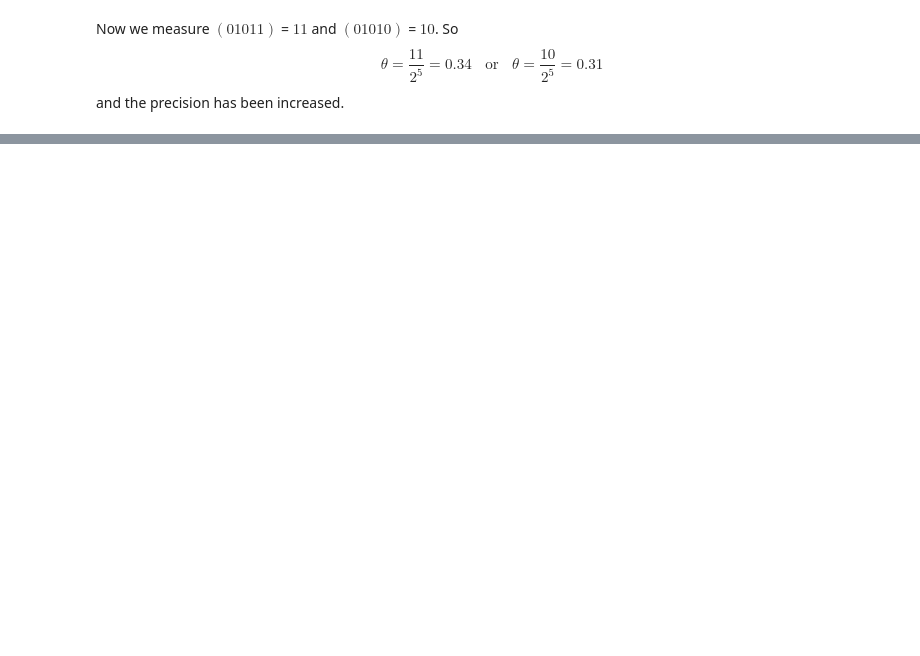
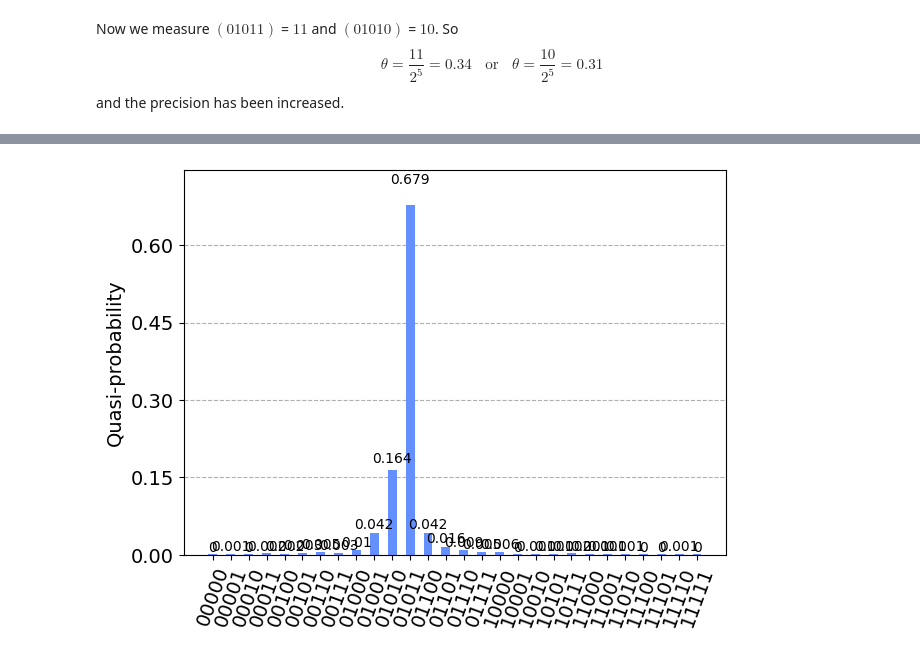
Before and after one commit to Grufoony/Physics_Unibo, a Jupyter notebook: src/Quantum_Computing/phase_estimation.ipynb, the cells around one changed output, grey strips where cells are left out. Cells and saved outputs as stored; diff of their text form; code cells hidden in the pictures; blank space fills up the shorter version.

```diff
--- a/src/Quantum_Computing/phase_estimation.ipynb
+++ b/src/Quantum_Computing/phase_estimation.ipynb
@@ -153,0 +208,8 @@ and the precision has been increased.
+# %%
+result = job.result()
+
+# Collect quasiprobability distribution
+distribution = result.quasi_dists[0].binary_probabilities()
+plot_distribution(distribution)
+# %% [output]
+[figure, added]
```
Also changed, not shown: parts of 9 cells of this notebook, 1 other file.
